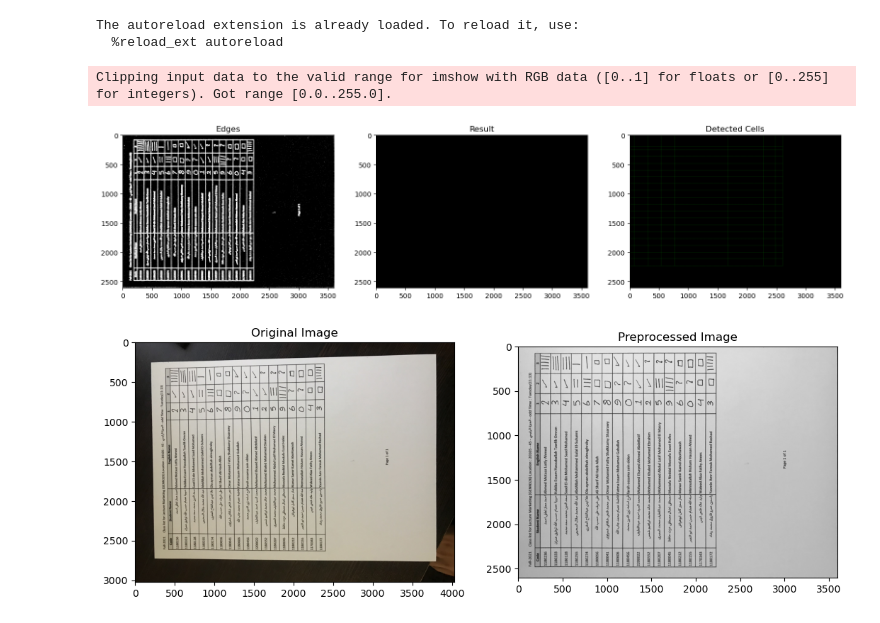
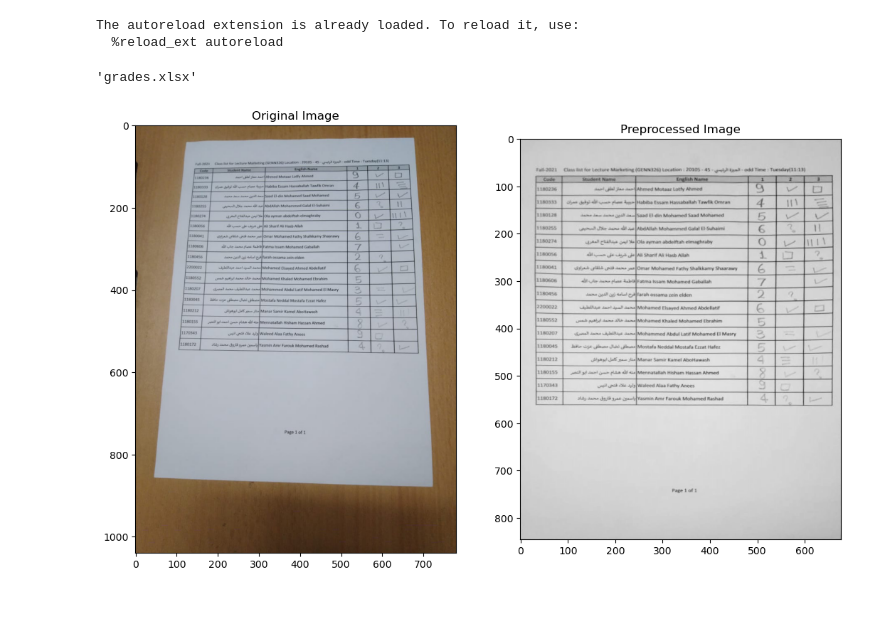
Before and after one commit to mariofouad/Grades-Auto-Filler, a Jupyter notebook: Module_1.ipynb, the cells around one changed output. Drawn from its saved outputs; the diff is of its cells as text; code cells hidden in the pictures.

```diff
--- a/Module_1.ipynb
+++ b/Module_1.ipynb
@@ -243,17 +166,39 @@ def valid_cell(tl, tr, br, bl, min_area=100):
 def read_cell(cell_image):
     image = 0
 # %%
-def export_excel(data, file_name):
+def export_excel(data, file_name,column_names=None):
+
+    if len(data)==0:
+        print("Empty Data Array Is Provided")
+
+    num_columns=len(data[0])
+
+    for row in data:
+        if len(row) !=num_columns:
+            print("Every student must have the same number of entries")
+
+    if column_names is not None:
+        columns=["Student Code"]+[f"Grade_{i}"for i in range (1,num_columns)]
+
     df = pd.DataFrame(data)
     df.to_excel(file_name, index=False)
+
+    return file_name
+
+data = [
+    ["2023001", 85, 90, 78],
+    ["2023002", 88, 92, 80],
+    ["2023003", 70, 75, 68]
+]
+
+subjects = ["Math", "Physics", "Programming"]
+
+export_excel(data, "grades.xlsx", subjects)
+# %% [output]
+'grades.xlsx'
-# %%
-image = load_image("Grades_Sheet_Dataset/8.jpg")
-
-preprocessed_image = preprocessing(image)
-cell_extraction(preprocessed_image)
-
-show_images([image, preprocessed_image], titles=["Original Image", "Preprocessed Image", "Extracted Cells"])
-# %% [output]
-Clipping input data to the valid range for imshow with RGB data ([0..1] for floats or [0..255] for integers). Got range [0.0..255.0].
-[figure, removed]
-[figure, removed]
+# %%
+image = load_image("Grades_Sheet_Dataset/c0747b4e-a551-4532-b97a-2155d4696cd6.jpg")
+preprocessed_image = preprocessing(image)
+show_images([image, preprocessed_image], titles=["Original Image", "Preprocessed Image"])
+# %% [output]
+[figure, added]
```
Also changed, not shown: parts of 4 cells of this notebook.
